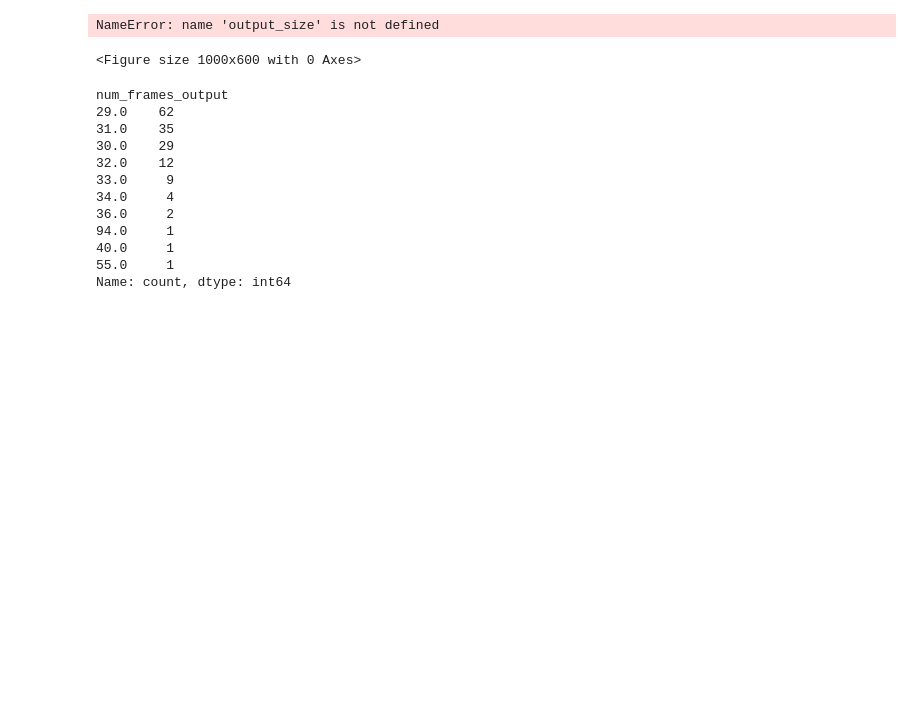
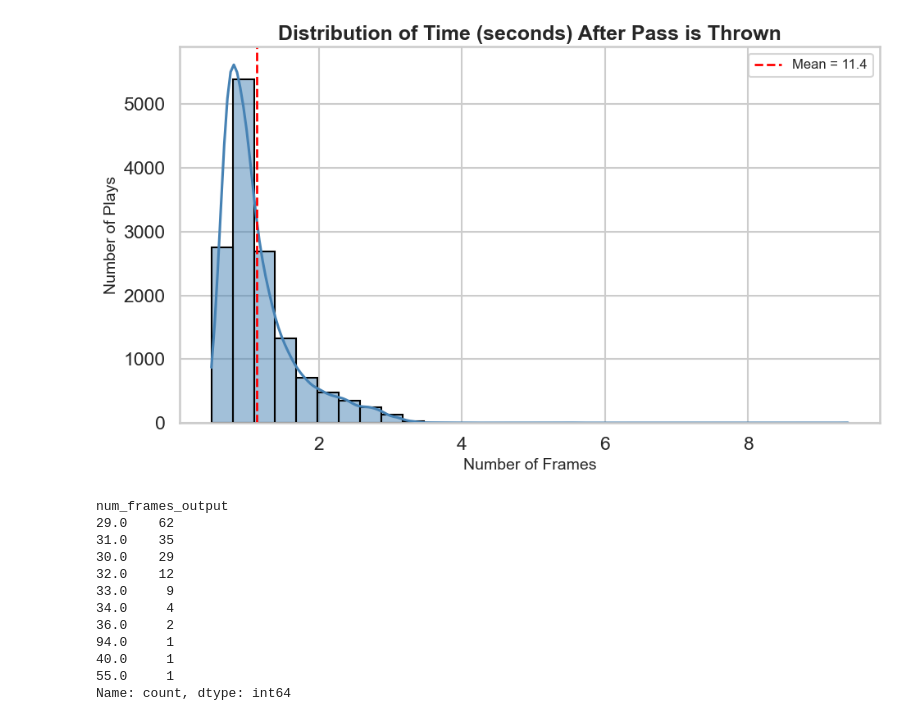
Before and after one commit to Erdos-Projects/fall-2025-nfl-databowl, a Jupyter notebook: data_analysis.ipynb, the cells around one changed output. Cells and saved outputs as stored; diff of their text form; code cells hidden in the pictures; blank space fills up the shorter version.

```diff
--- a/data_analysis.ipynb
+++ b/data_analysis.ipynb
@@ -27,21 +27,20 @@ output_size = df_in.groupby(['game_id','play_id'])['num_frames_output'].mean()
 # %%
 sns.set(style="whitegrid", context="talk")
 
 plt.figure(figsize=(10, 6))
 sns.histplot(output_size.values/10, bins=30, kde=True, color='steelblue', edgecolor='black')
 
 plt.title("Distribution of Time (seconds) After Pass is Thrown", fontsize=18, weight='bold')
 plt.xlabel("Number of Frames", fontsize=14)
 plt.ylabel("Number of Plays", fontsize=14)
 
-plt.axvline(output_size.mean(), color='red', linestyle='--', linewidth=2, label=f"Mean = {output_size.mean():.1f}")
+plt.axvline(output_size.mean()/10, color='red', linestyle='--', linewidth=2, label=f"Mean = {output_size.mean():.1f}")
 plt.legend(fontsize=12)
 
 plt.tight_layout()
 plt.show()
 # %% [output]
-NameError: name 'output_size' is not defined
-<Figure size 1000x600 with 0 Axes>
+[figure, added]
 # %%
 output_size.value_counts().tail(10)
 # %% [output]
```
Also changed, not shown: parts of 8 cells of this notebook, 1 other file.
